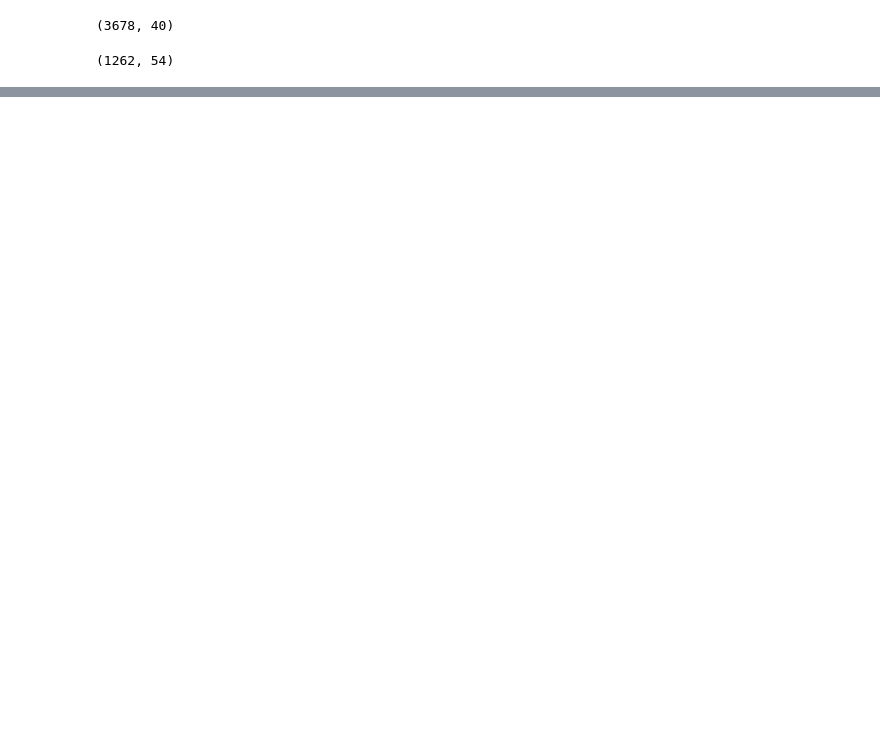
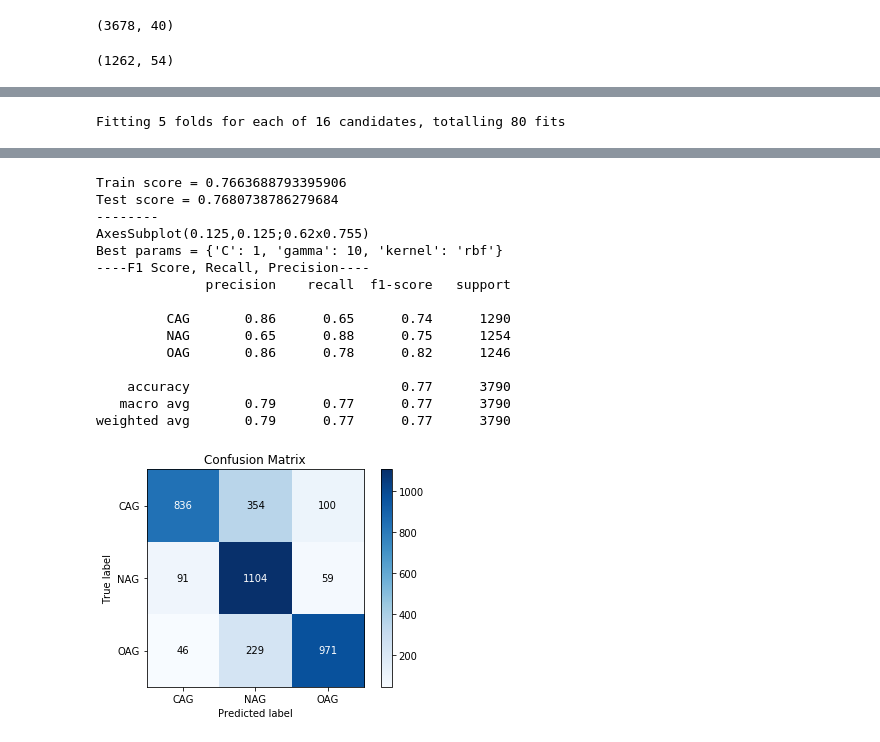
Before and after one commit to rachitsaksena/Multilingual-Agression-Classification, a Jupyter notebook: Data Models/bag of words.ipynb, the cells around one changed output, grey strips where cells are left out. Drawn from its saved outputs; the diff is of its cells as text; code cells hidden in the pictures; blank space fills up the shorter version.

```diff
--- a/Data Models/bag of words.ipynb
+++ b/Data Models/bag of words.ipynb
@@ -167,5 +172,3 @@ def run_the_lr_models(model, X_train, X_test, Y_tr, Y_te):
 #     print('----ROC AUC CURVE SCORE----')
 #     print("ROC AUC CURVE SCORE FOR TEST: ",roc_auc_score(y_test, predictions))
 #     print("ROC AUC CURVE SCORE FOR TRAIN: ",roc_auc_score(y_train, predictions_train))
-# %%
-run_the_lr_models("lr2", X_train_text_df, X_test_text_df, y_train, y_test)
@@ -269,0 +252,4 @@ weighted avg       0.68      0.78      0.70      1262
+# %%
+run_the_sv_models("sv2", X_train, X_test, Y_train, Y_test)
+# %% [output]
+Fitting 5 folds for each of 16 candidates, totalling 80 fits
@@ -269,0 +259,16 @@ weighted avg       0.68      0.78      0.70      1262
+Train score = 0.7663688793395906
+Test score = 0.7680738786279684
+--------
+AxesSubplot(0.125,0.125;0.62x0.755)
+Best params = {'C': 1, 'gamma': 10, 'kernel': 'rbf'}
+----F1 Score, Recall, Precision----
+              precision    recall  f1-score   support
+
+         CAG       0.86      0.65      0.74      1290
+         NAG       0.65      0.88      0.75      1254
+         OAG       0.86      0.78      0.82      1246
+
+    accuracy                           0.77      3790
+   macro avg       0.79      0.77      0.77      3790
+weighted avg       0.79      0.77      0.77      3790
+[figure, added]
```
Also changed, not shown: parts of 11 cells of this notebook, 1 other file.
